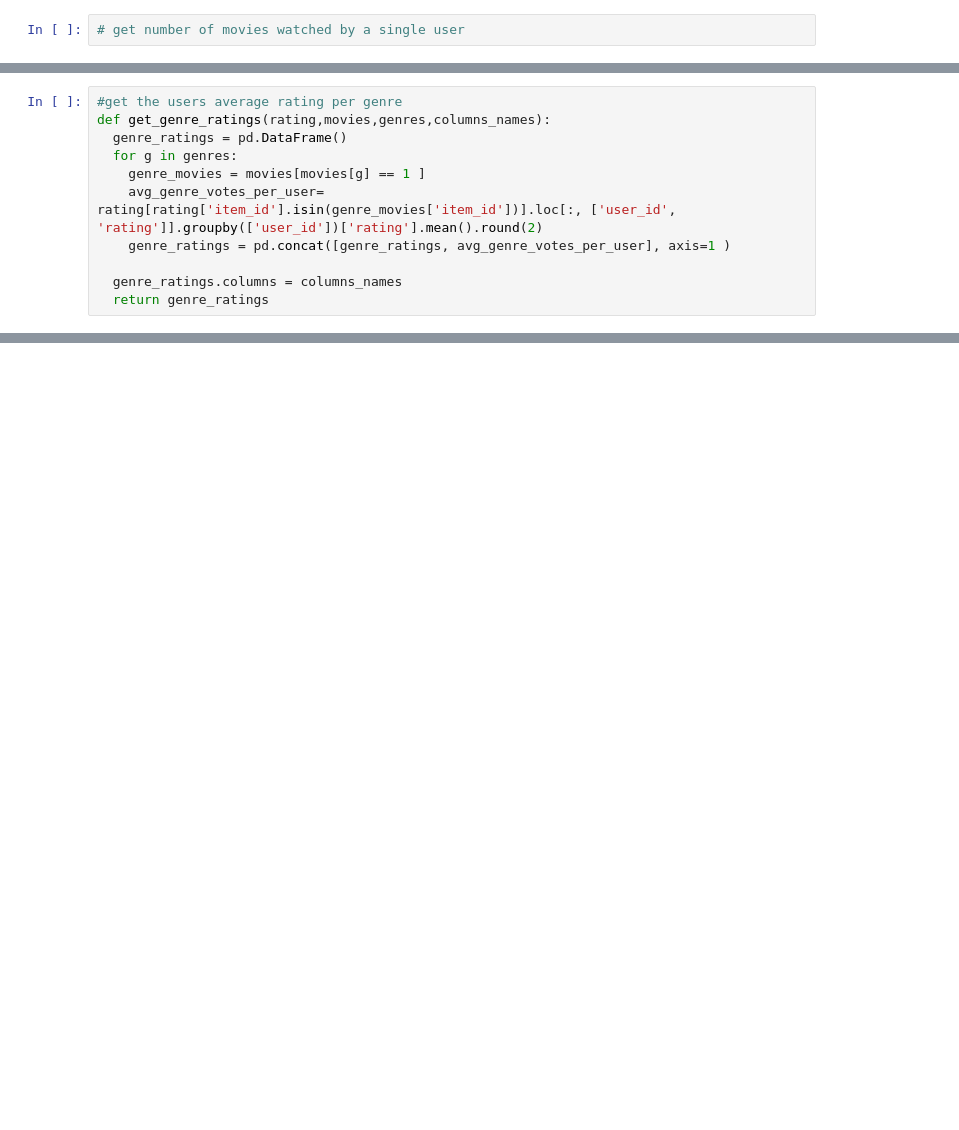
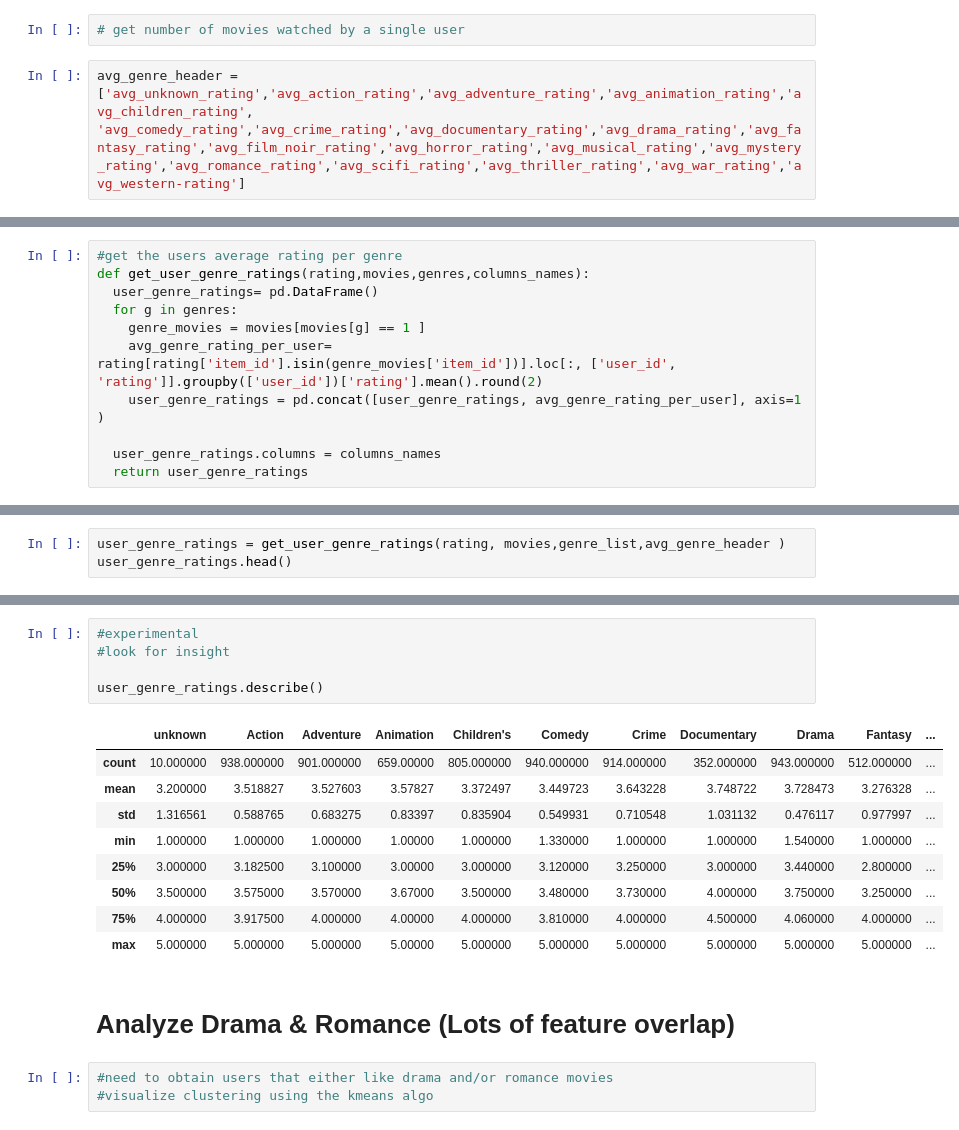
Before and after one commit to Xevenst/MovLensDataSet, a Jupyter notebook: Recommender_Systems_Final_Project.ipynb, the cells around one changed output, grey strips where cells are left out. Saved outputs shown, nothing was run; the diff lists cells and outputs as text; blank space fills up the shorter version.

```diff
--- a/Recommender_Systems_Final_Project.ipynb
+++ b/Recommender_Systems_Final_Project.ipynb
@@ -279,2 +336,4 @@ rating.info()
 # %%
 # get number of movies watched by a single user
+# %%
+avg_genre_header = ['avg_unknown_rating','avg_action_rating','avg_adventure_rating','avg_animation_rating','avg_children_rating', 'avg_comedy_rating','avg_crime_rating','avg_documentary_rating','avg_drama_rating','avg_fantasy_rating','avg_film_noir_rating','avg_horror_rating','avg_musical_rating','avg_mystery_rating','avg_romance_rating','avg_scifi_rating','avg_thriller_rating','avg_war_rating','avg_western-rating']
@@ -281,11 +364,11 @@ rating.info()
 # %%
 #get the users average rating per genre
-def get_genre_ratings(rating,movies,genres,columns_names):
-  genre_ratings = pd.DataFrame()
+def get_user_genre_ratings(rating,movies,genres,columns_names):
+  user_genre_ratings= pd.DataFrame()
   for g in genres:
     genre_movies = movies[movies[g] == 1 ]
-    avg_genre_votes_per_user= rating[rating['item_id'].isin(genre_movies['item_id'])].loc[:, ['user_id', 'rating']].groupby(['user_id'])['rating'].mean().round(2)
-    genre_ratings = pd.concat([genre_ratings, avg_genre_votes_per_user], axis=1 )
+    avg_genre_rating_per_user= rating[rating['item_id'].isin(genre_movies['item_id'])].loc[:, ['user_id', 'rating']].groupby(['user_id'])['rating'].mean().round(2)
+    user_genre_ratings = pd.concat([user_genre_ratings, avg_genre_rating_per_user], axis=1 )
 
-  genre_ratings.columns = columns_names
-  return genre_ratings
+  user_genre_ratings.columns = columns_names
+  return user_genre_ratings
@@ -294,0 +375,3 @@ genre_ratings.head()
+# %%
+user_genre_ratings = get_user_genre_ratings(rating, movies,genre_list,avg_genre_header )
+user_genre_ratings.head()
@@ -294,0 +385,20 @@ genre_ratings.head()
+# %%
+#experimental
+#look for insight
+
+user_genre_ratings.describe()
+# %% [output]
+|  | unknown | Action | Adventure | Animation | Children's | Comedy | Crime | Documentary | Drama | Fantasy | ... |
+| count | 10.000000 | 938.000000 | 901.000000 | 659.00000 | 805.000000 | 940.000000 | 914.000000 | 352.000000 | 943.000000 | 512.000000 | ... |
+| mean | 3.200000 | 3.518827 | 3.527603 | 3.57827 | 3.372497 | 3.449723 | 3.643228 | 3.748722 | 3.728473 | 3.276328 | ... |
+| std | 1.316561 | 0.588765 | 0.683275 | 0.83397 | 0.835904 | 0.549931 | 0.710548 | 1.031132 | 0.476117 | 0.977997 | ... |
+| min | 1.000000 | 1.000000 | 1.000000 | 1.00000 | 1.000000 | 1.330000 | 1.000000 | 1.000000 | 1.540000 | 1.000000 | ... |
+| 25% | 3.000000 | 3.182500 | 3.100000 | 3.00000 | 3.000000 | 3.120000 | 3.250000 | 3.000000 | 3.440000 | 2.800000 | ... |
+| 50% | 3.500000 | 3.575000 | 3.570000 | 3.67000 | 3.500000 | 3.480000 | 3.730000 | 4.000000 | 3.750000 | 3.250000 | ... |
+| 75% | 4.000000 | 3.917500 | 4.000000 | 4.00000 | 4.000000 | 3.810000 | 4.000000 | 4.500000 | 4.060000 | 4.000000 | ... |
+| max | 5.000000 | 5.000000 | 5.000000 | 5.00000 | 5.000000 | 5.000000 | 5.000000 | 5.000000 | 5.000000 | 5.000000 | ... |
+# %% [markdown]
+# Analyze Drama & Romance (Lots of feature overlap)
+# %%
+#need to obtain users that either like drama and/or romance movies
+#visualize clustering using the kmeans algo
```
Also changed, not shown: parts of 23 cells of this notebook.
